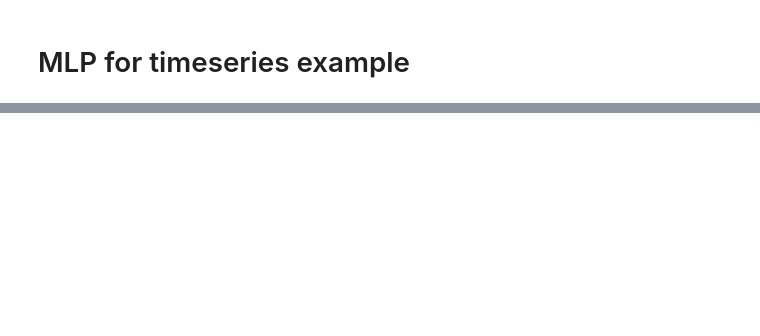
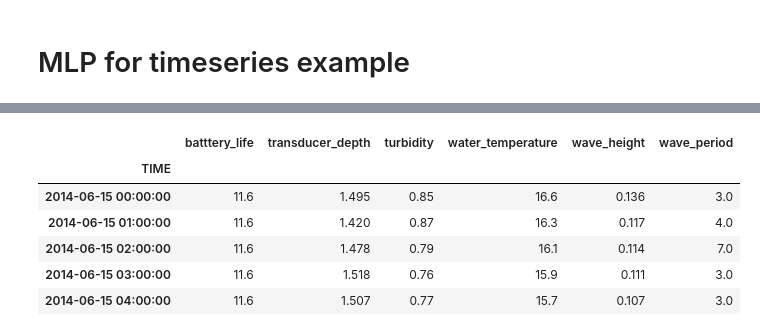
Before and after one commit to RoyalHaskoningDHV/sam, a Jupyter notebook: examples/mlp.ipynb, the cells around one changed output, grey strips where cells are left out. Cells and saved outputs as stored; diff of their text form; code cells hidden in the pictures; blank space fills up the shorter version.

```diff
--- a/examples/mlp.ipynb
+++ b/examples/mlp.ipynb
@@ -8,3 +11,11 @@ import pandas as pd
 # %%
-data = pd.read_parquet("../data/rainbow_beach.parquet").set_index('TIME')
+data = pd.read_parquet("../data/rainbow_beach.parquet")
 data.head()
+# %% [output]
+|  | batttery_life | transducer_depth | turbidity | water_temperature | wave_height | wave_period |
+| TIME |  |  |  |  |  |  |
+| 2014-06-15 00:00:00 | 11.6 | 1.495 | 0.85 | 16.6 | 0.136 | 3.0 |
+| 2014-06-15 01:00:00 | 11.6 | 1.420 | 0.87 | 16.3 | 0.117 | 4.0 |
+| 2014-06-15 02:00:00 | 11.6 | 1.478 | 0.79 | 16.1 | 0.114 | 7.0 |
+| 2014-06-15 03:00:00 | 11.6 | 1.518 | 0.76 | 15.9 | 0.111 | 3.0 |
+| 2014-06-15 04:00:00 | 11.6 | 1.507 | 0.77 | 15.7 | 0.107 | 3.0 |
```
Also changed, not shown: parts of 7 cells of this notebook, 7 other files.
